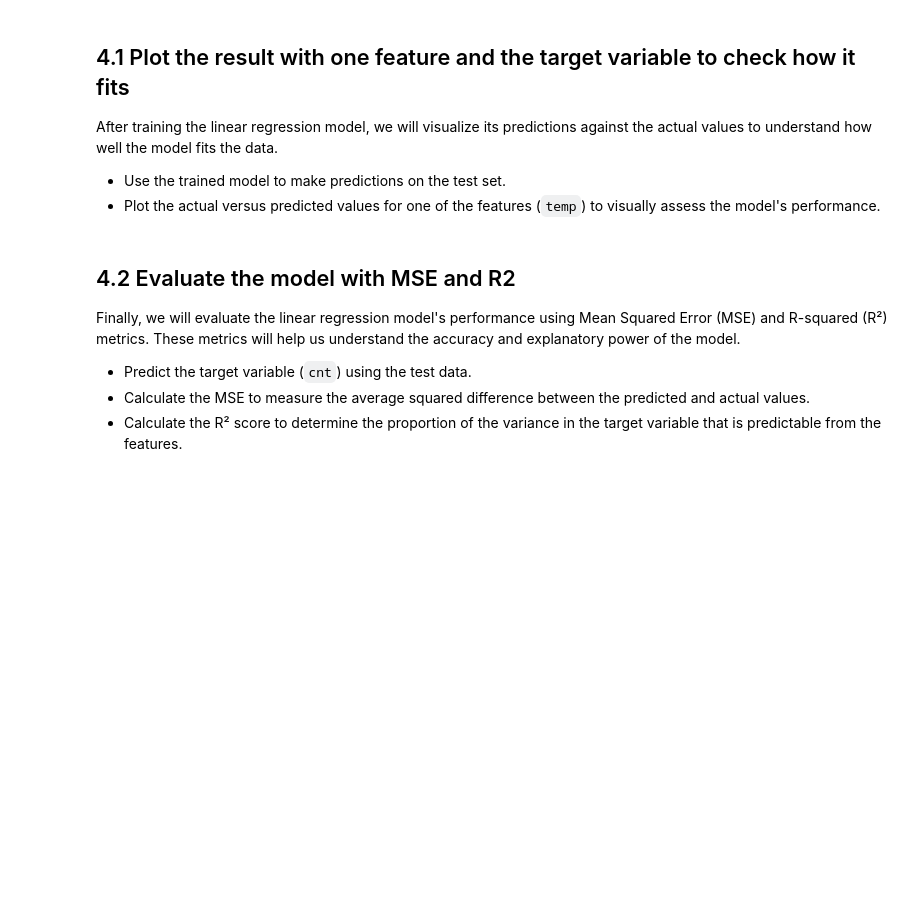
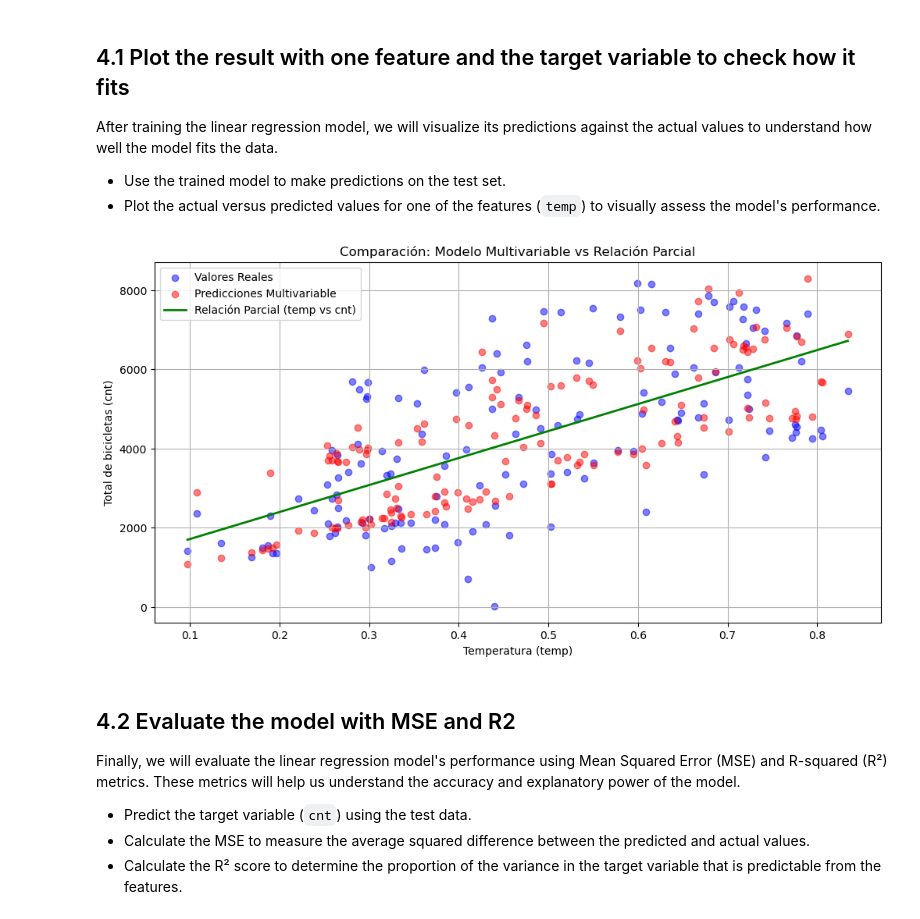
Before and after one commit to GuaSiMoTO/LAB-Machine-Learning-Supervised-Learning-Regression-Models-public, a Jupyter notebook: bike.ipynb, the cells around one changed output. Saved outputs shown, nothing was run; the diff lists cells and outputs as text; code cells hidden in the pictures; blank space fills up the shorter version.

```diff
--- a/bike.ipynb
+++ b/bike.ipynb
@@ -99,8 +170,11 @@ from sklearn.linear_model import LinearRegression
 from sklearn.metrics import mean_squared_error, r2_score
 
 # Selecting features for linear regression based on correlation analysis
-relevant_features = ['season', 'temp', 'casual', 'yr', 'instant']
-
+select_feature = ['casual','yr','temp']
+X = bike_data[select_feature]
+y = bike_data['cnt']
 # Splitting data into train and test sets
-
+X_train, X_test, y_train, y_test = train_test_split(X, y, test_size=0.2, random_state=42)
 # Creating and training the Linear Regression model
+model = LinearRegression()
+model.fit(X_train, y_train)
@@ -116,3 +190,37 @@ After training the linear regression model, we will visualize its predictions ag
+# %%
+
+# 1. Datos de ejemplo (asumiendo que ya tienes X_train, X_test, y_train, y_test)
+# Seleccionamos solo 'temp' para el plot (aunque el modelo usa múltiples features)
+temp_test = X_test['temp'].values.reshape(-1, 1)
+
+# 2. Crear un modelo auxiliar SOLO para visualización (regresión simple entre temp y cnt)
+model_aux = LinearRegression()
+model_aux.fit(temp_test, y_test)
+
+# 3. Generar puntos para la línea de regresión
+x_plot = np.linspace(temp_test.min(), temp_test.max(), 100).reshape(-1, 1)
+y_plot = model_aux.predict(x_plot)
+
+# 4. Plot completo
+plt.figure(figsize=(12, 6))
+
+# Valores reales
+plt.scatter(temp_test, y_test, color='blue', alpha=0.5, label='Valores Reales')
+
+# Predicciones del modelo multivariable (pero ploteando solo vs temp)
+plt.scatter(temp_test, y_pred, color='red', alpha=0.5, label='Predicciones Multivariable')
+
+# Línea de regresión simple (temp vs cnt)
+plt.plot(x_plot, y_plot, 'g-', linewidth=2, label='Relación Parcial (temp vs cnt)')
+
+plt.xlabel('Temperatura (temp)')
+plt.ylabel('Total de bicicletas (cnt)')
+plt.title('Comparación: Modelo Multivariable vs Relación Parcial')
+plt.legend()
+plt.grid(True)
+plt.show()
+# %% [output]
+[figure, added]
 # %% [markdown]
 ## 4.2 Evaluate the model with MSE and R2
 
```
Also changed, not shown: parts of 10 cells of this notebook, 3 other files.
